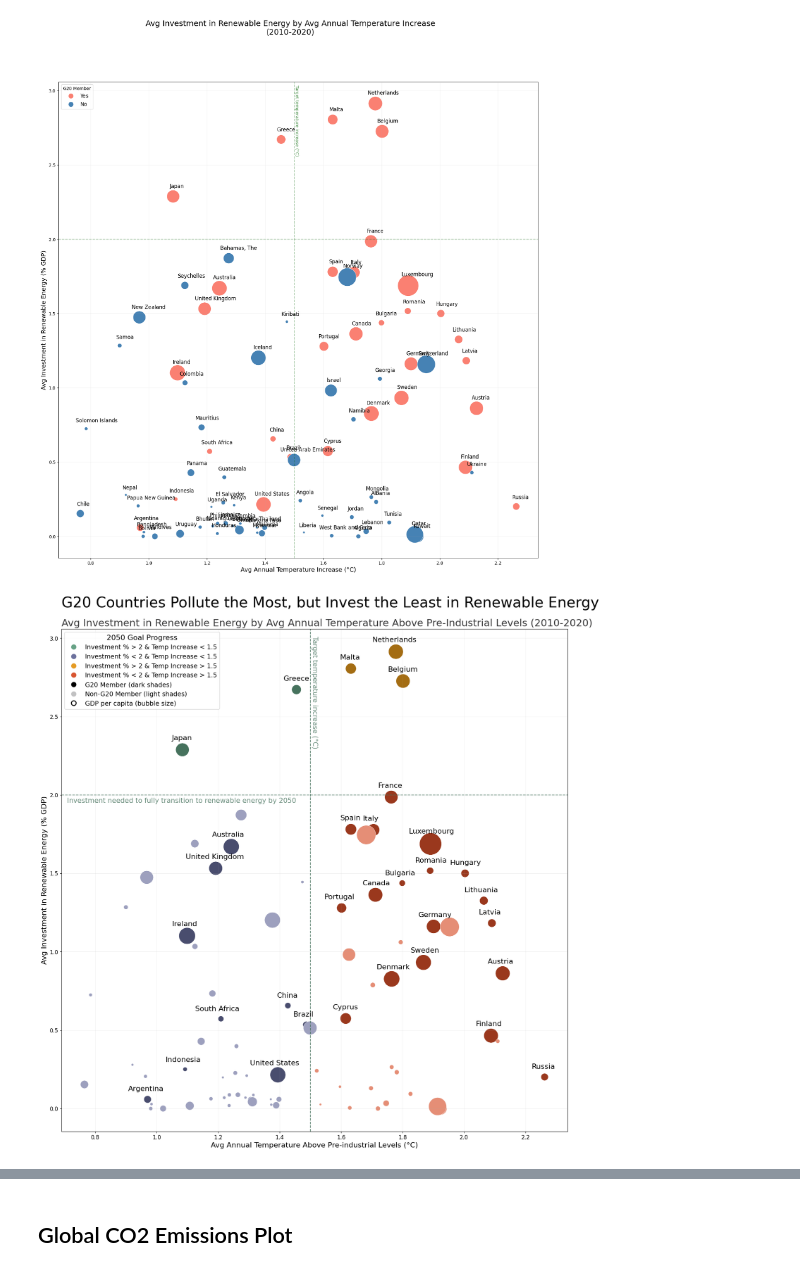
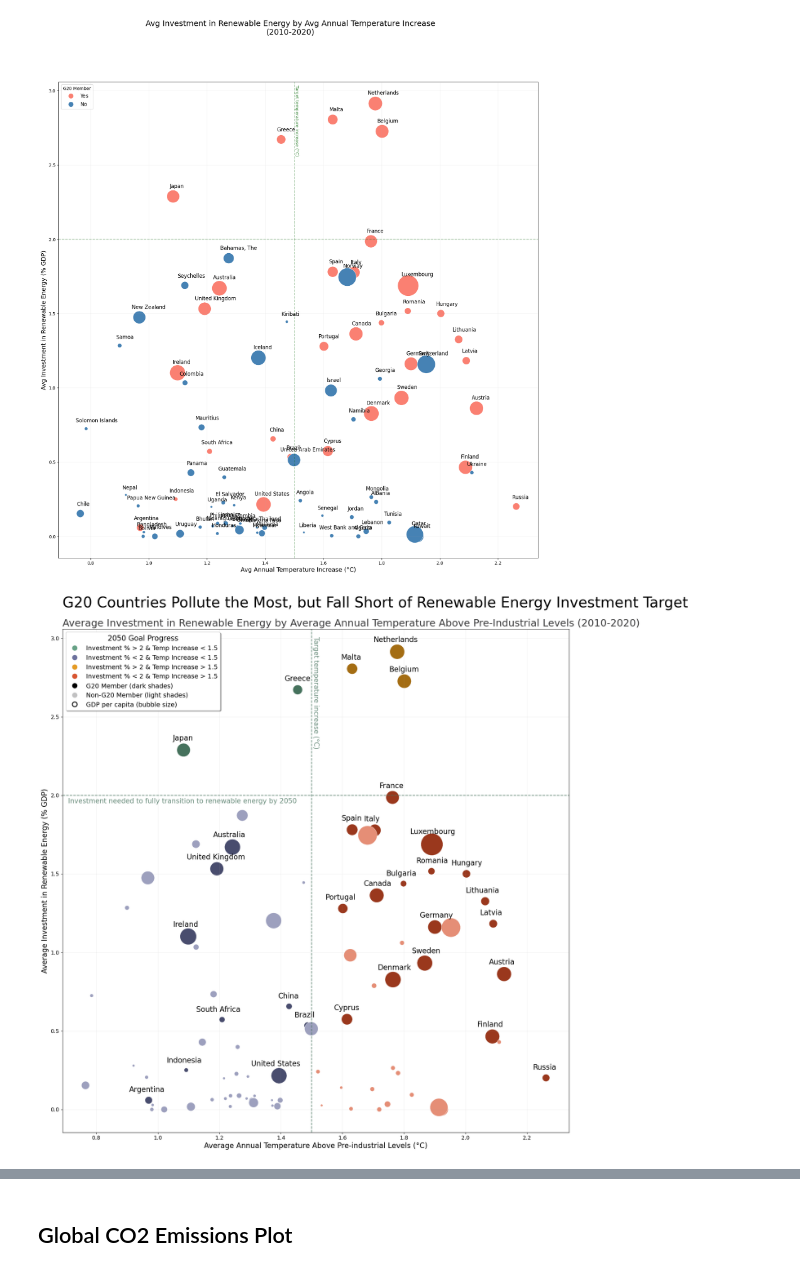
Before and after one commit to simonabors/worlddataviz, a Jupyter notebook: What_just_happened_viz.ipynb, the cells around one changed output, grey strips where cells are left out. Drawn from its saved outputs; the diff is of its cells as text; code cells hidden in the pictures.

Commit message:
changed border color, legend placement, title

```diff
--- a/What_just_happened_viz.ipynb
+++ b/What_just_happened_viz.ipynb
@@ -559,39 +559,40 @@ light red for investment % < 2 & temp increase > 1.5 (bottom-right quadrant). G2
 green_legend = mlines.Line2D([], [], color=green_hex, marker='o', linestyle='None', markersize=35)
 blue_legend = mlines.Line2D([], [], color=blue_hex, marker='o', linestyle='None', markersize=35)
 orange_legend = mlines.Line2D([], [], color=orange_hex, marker='o', linestyle='None', markersize=35)
 red_legend = mlines.Line2D([], [], color=red_hex, marker='o', linestyle='None', markersize=35)
 dark_legend = mlines.Line2D([], [], color='Black', marker='o', linestyle='None', markersize=35)
 light_legend = mlines.Line2D([], [], color='#C1C1C2', marker='o', linestyle='None', markersize=35)
 gdp_legend = mlines.Line2D([], [], color='White', marker='o', linestyle='None', markersize=35, markerfacecolor='None', markeredgecolor='Black', markeredgewidth=2)
 
 labels = ['Investment % > 2 & Temp Increase < 1.5', 'Investment % < 2 & Temp Increase < 1.5', 'Investment % > 2 & Temp Increase > 1.5', 'Investment % < 2 & Temp Increase > 1.5', 'G20 Member (dark shades)', 'Non-G20 Member (light shades)', 'GDP per capita (bubble size)']
-plt.legend(handles=[green_legend, blue_legend, orange_legend, red_legend, dark_legend, light_legend, gdp_legend], labels = labels, loc='upper left', title='2050 Goal Progress', markerscale=0.3, fontsize=14, title_fontsize=16)
+handles=[green_legend, blue_legend, orange_legend, red_legend, dark_legend, light_legend, gdp_legend]
+plt.legend(handles = handles, labels = labels, loc='upper left', title='2050 Goal Progress', markerscale=0.3, fontsize=14, title_fontsize=16, frameon=True, fancybox=True, shadow=True)
 
 plt.grid(alpha=0.18)
 
 plt.axvline(x = 1.5, color = darkgreen_hex, linestyle = '--', alpha=0.8)
 plt.annotate(f'Target temperature increase ({chr(176)}C)', (1.503, 2.302), color = darkgreen_hex, alpha=0.8, rotation=270, size=15)
 
 plt.axhline(y = 2, color = darkgreen_hex, linestyle = '--', alpha=0.8)
 plt.annotate('Investment needed to fully transition to renewable energy by 2050', (0.708, 1.95), color = darkgreen_hex, alpha=0.8, size=15)
 
 for i, txt in enumerate(invest_vs_impact2.index):
     if invest_vs_impact2['g20'][i] == 'Yes':
         plt.annotate(txt, (invest_vs_impact2['temp_delta_avg'][i] - (0.007 * len(txt)), invest_vs_impact2['renew_invest_avg'][i] + (0.0057 * np.log(iiplot_data.iloc[i]['gdp_per_capita_avg']))), fontsize=16)
     else:
         continue
 
-plt.suptitle('G20 Countries Pollute the Most, but Invest the Least in Renewable Energy', fontsize=32, y=0.93, x=0.125, ha='left')
-plt.title('Avg Investment in Renewable Energy by Avg Annual Temperature Above Pre-Industrial Levels (2010-2020)', fontsize=22, loc= 'left', color = '#39393A')
-plt.xlabel(f'Avg Annual Temperature Above Pre-industrial Levels ({chr(176)}C)', fontsize=16)
-plt.ylabel('Avg Investment in Renewable Energy (% GDP)', fontsize=16)
+plt.suptitle('G20 Countries Pollute the Most, but Fall Short of Renewable Energy Investment Target', fontsize=32, y=0.93, x=0.125, ha='left')
+plt.title('Average Investment in Renewable Energy by Average Annual Temperature Above Pre-Industrial Levels (2010-2020)', fontsize=22, loc= 'left', color = '#39393A')
+plt.xlabel(f'Average Annual Temperature Above Pre-industrial Levels ({chr(176)}C)', fontsize=16)
+plt.ylabel('Average Investment in Renewable Energy (% GDP)', fontsize=16)
 plt.xticks(fontsize=12)
 plt.yticks(fontsize=12)
 
 plt.savefig('PosterSubmission_colorquad.svg', format='svg')
 plt.show()
 # %% [output]
-[figure, old version]
+[figure, new version]
 # %%
 # plot with dark background
 
```
Also changed, not shown: parts of 2 cells of this notebook, 2 other files.
